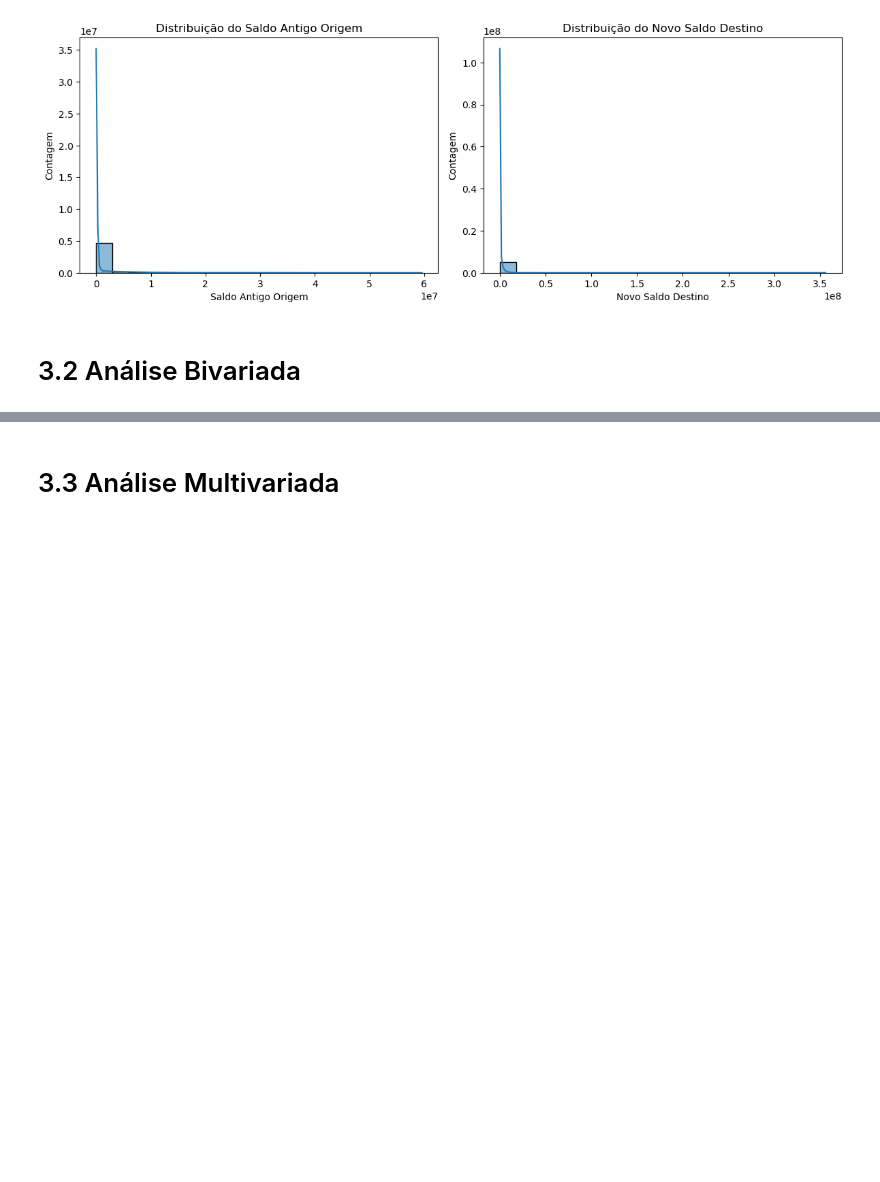
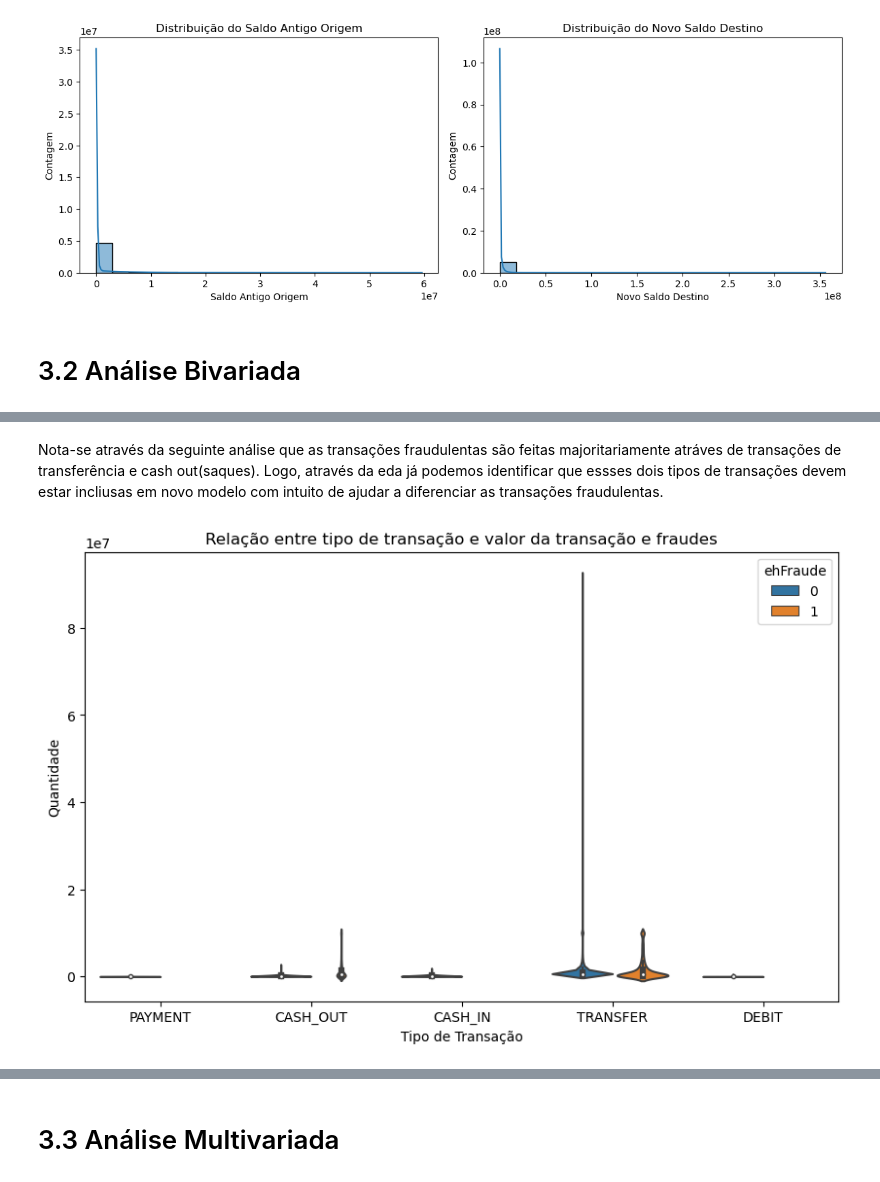
Before and after one commit to erickfog/Online_Fraude, a Jupyter notebook: OnlineFraudDetection.ipynb, the cells around one changed output, grey strips where cells are left out. Saved outputs shown, nothing was run; the diff lists cells and outputs as text; code cells hidden in the pictures; blank space fills up the shorter version.

```diff
--- a/OnlineFraudDetection.ipynb
+++ b/OnlineFraudDetection.ipynb
@@ -409,0 +404,12 @@ plt.show()
+# %% [markdown]
+Nota-se através da seguinte análise que as transações fraudulentas são feitas majoritariamente atráves de transações de transferência e cash out(saques). Logo, através da eda já podemos identificar que essses dois tipos de transações devem estar incliusas em novo modelo  com intuito de ajudar a diferenciar as transações fraudulentas.
+# %%
+#Relação entre o tipo de transação e o valor da transação:
+plt.figure(figsize=(10, 6))
+sns.violinplot(data=train_data, x='tipo', y='quantidade', hue='ehFraude')
+plt.title('Relação entre tipo de transação e valor da transação e fraudes')
+plt.xlabel('Tipo de Transação')
+plt.ylabel('Quantidade')
+plt.show()
+# %% [output]
+[figure, added]
```
Also changed, not shown: parts of 108 cells of this notebook.
